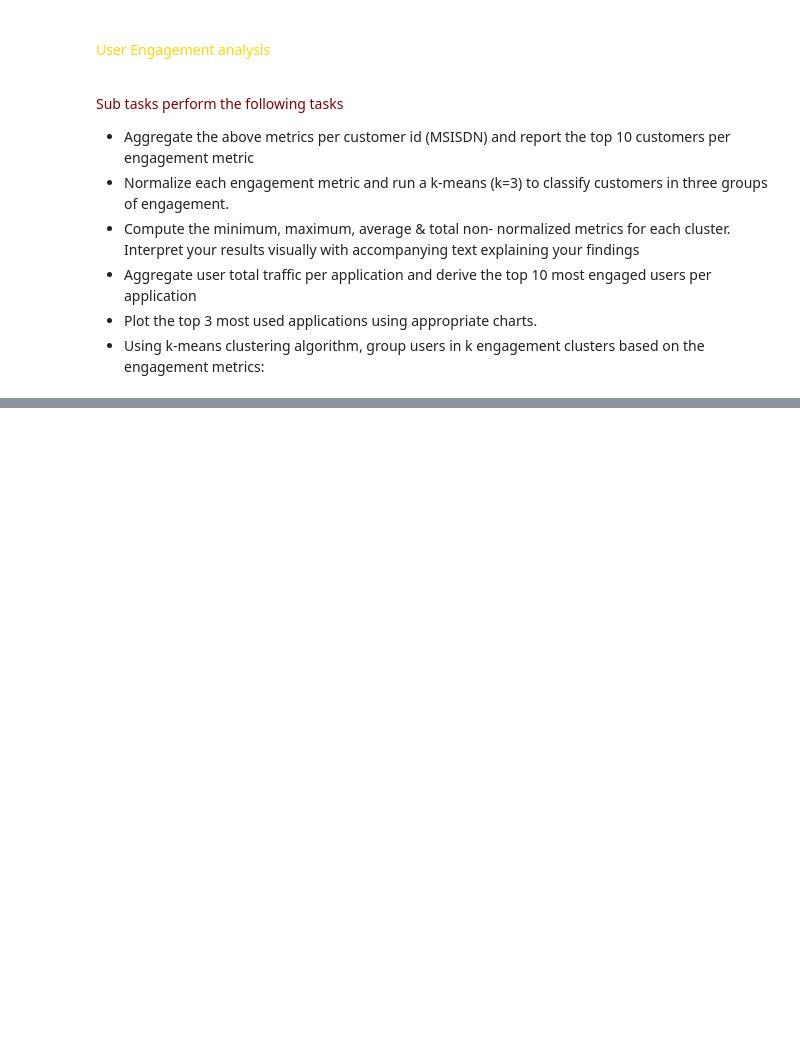
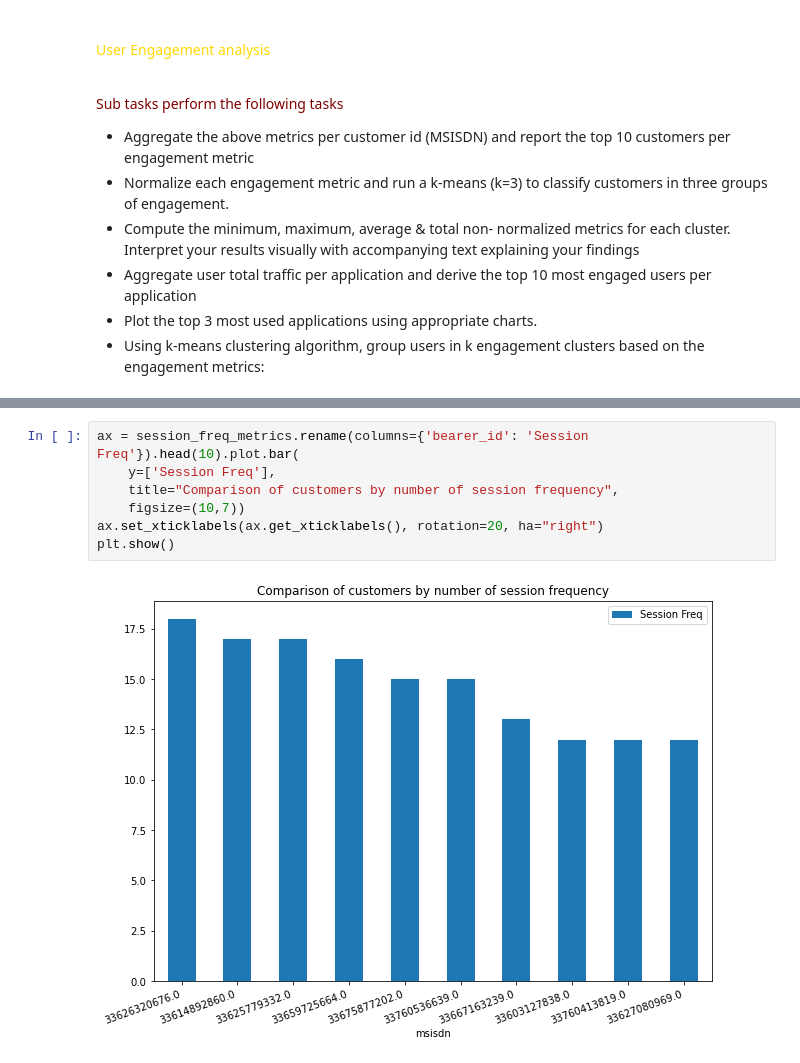
Before and after one commit to Bina-man/Telecom-Data, a Jupyter notebook: notebooks/User Engagement analysis.ipynb, the cells around one changed output, grey strips where cells are left out. Drawn from its saved outputs; the diff is of its cells as text; blank space fills up the shorter version.

```diff
--- a/notebooks/User Engagement analysis.ipynb
+++ b/notebooks/User Engagement analysis.ipynb
@@ -59 +59,10 @@ df_task2.sort_values(by='Bearer Id', ascending=False).head(10)
+# %%
+ax = session_freq_metrics.rename(columns={'bearer_id': 'Session Freq'}).head(10).plot.bar(
+    y=['Session Freq'],
+    title="Comparison of customers by number of session frequency",
+    figsize=(10,7))
+ax.set_xticklabels(ax.get_xticklabels(), rotation=20, ha="right")
+plt.show()
+# %% [output]
+[figure, added]
 # %%
```
Also changed, not shown: parts of 29 cells of this notebook, 2 other files.
